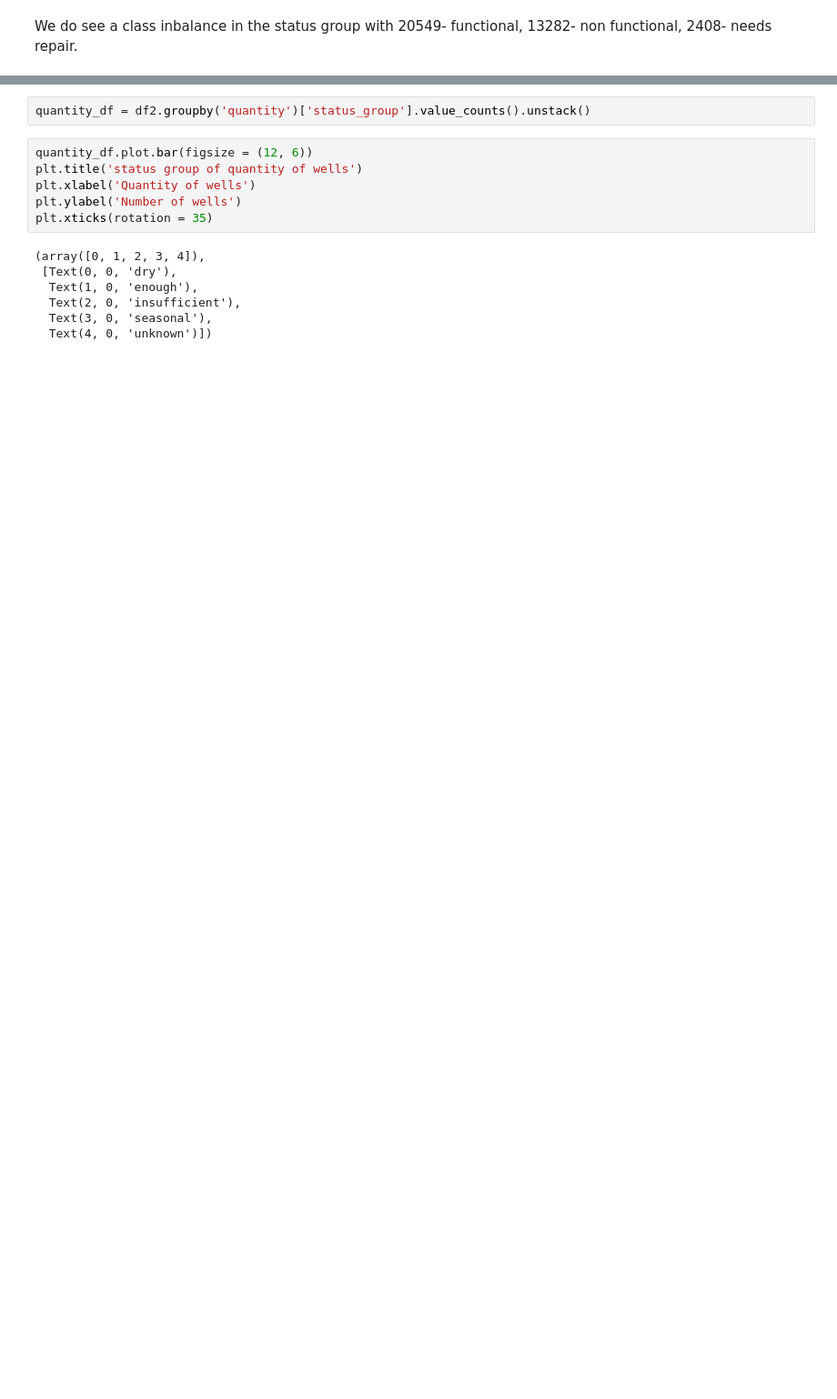
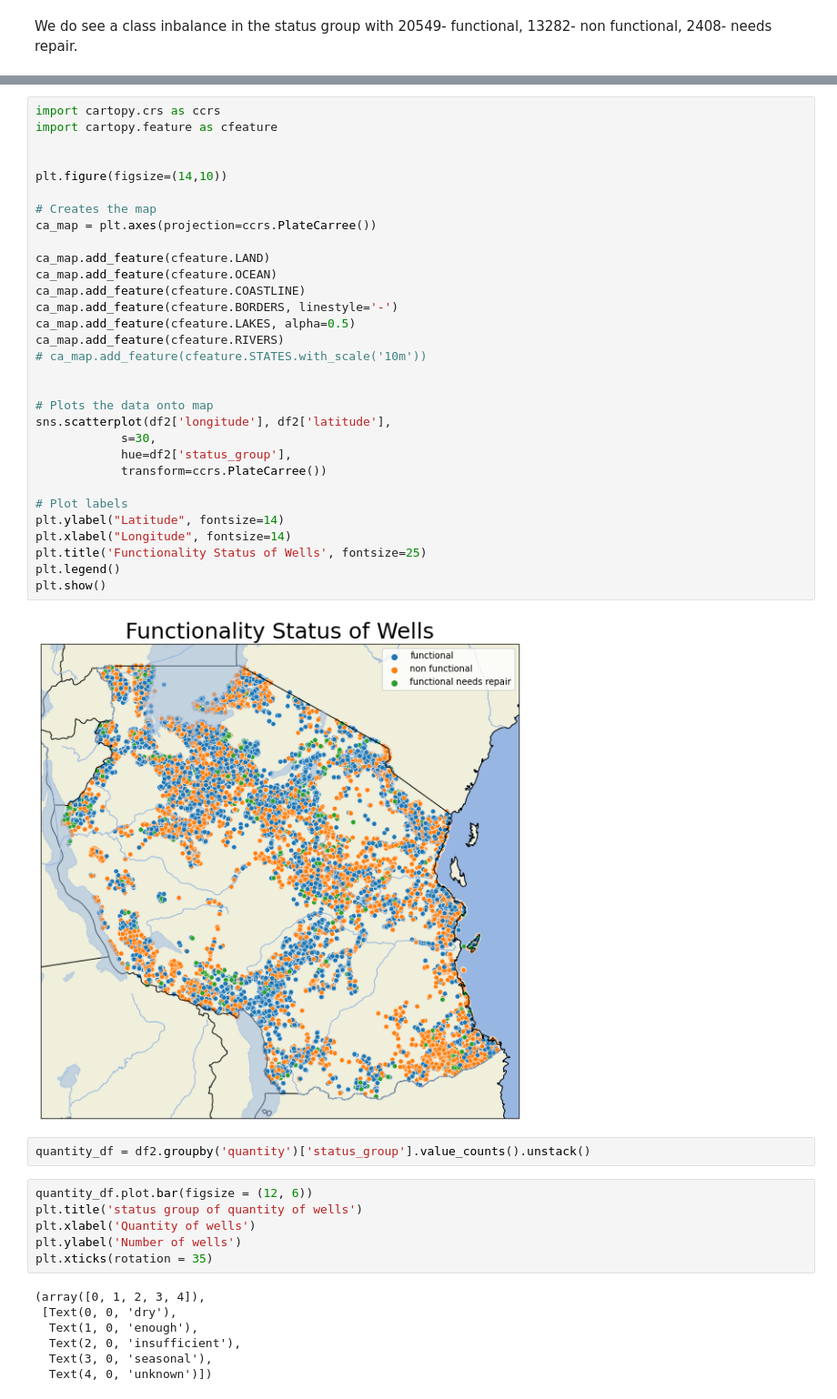
Before and after one commit to Milenaafeworki/Tanzanian_water_well, a Jupyter notebook: tanzanian_water_wells.ipynb, the cells around one changed output, grey strips where cells are left out. Shown at 91% size. Cells and saved outputs as stored; diff of their text form; blank space fills up the shorter version.

```diff
--- a/tanzanian_water_wells.ipynb
+++ b/tanzanian_water_wells.ipynb
@@ -358,3 +359,36 @@ plt.show()
+# %%
+import cartopy.crs as ccrs
+import cartopy.feature as cfeature
+
+
+plt.figure(figsize=(14,10))
+
+# Creates the map
+ca_map = plt.axes(projection=ccrs.PlateCarree())
+
+ca_map.add_feature(cfeature.LAND)
+ca_map.add_feature(cfeature.OCEAN)
+ca_map.add_feature(cfeature.COASTLINE)
+ca_map.add_feature(cfeature.BORDERS, linestyle='-')
+ca_map.add_feature(cfeature.LAKES, alpha=0.5)
+ca_map.add_feature(cfeature.RIVERS)
+# ca_map.add_feature(cfeature.STATES.with_scale('10m'))
+
+
+# Plots the data onto map
+sns.scatterplot(df2['longitude'], df2['latitude'],
+            s=30,
+            hue=df2['status_group'],
+            transform=ccrs.PlateCarree())
+
+# Plot labels
+plt.ylabel("Latitude", fontsize=14)
+plt.xlabel("Longitude", fontsize=14)
+plt.title('Functionality Status of Wells', fontsize=25)
+plt.legend()
+plt.show()
+# %% [output]
+[figure, added]
 # %%
 quantity_df = df2.groupby('quantity')['status_group'].value_counts().unstack()
 # %%
```
Also changed, not shown: parts of 81 cells of this notebook, 1 other file.
